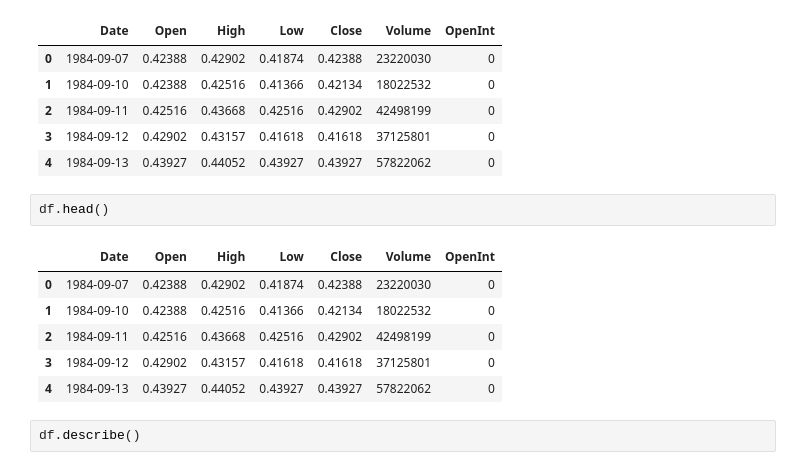
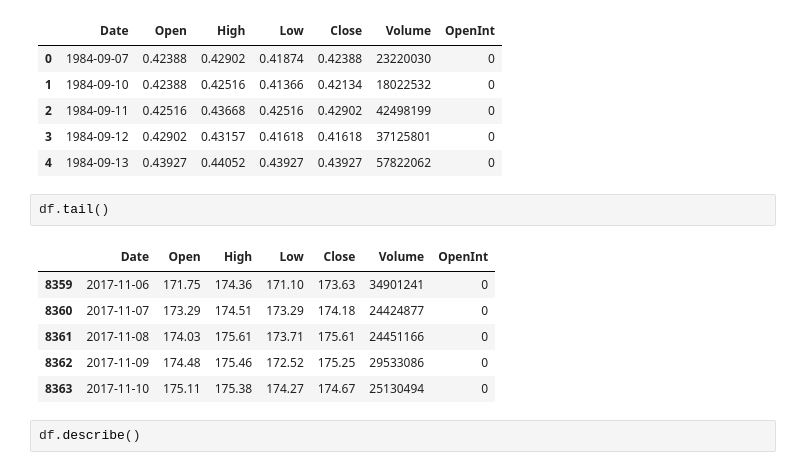
Before and after one commit to Gaurav-612/stock-price-prediction, a Jupyter notebook: stock-prediction.ipynb, the cells around one changed output. Drawn from its saved outputs; the diff is of its cells as text.

```diff
--- a/stock-prediction.ipynb
+++ b/stock-prediction.ipynb
@@ -19,14 +19,14 @@ df.head()
 | 3 | 1984-09-12 | 0.42902 | 0.43157 | 0.41618 | 0.41618 | 37125801 | 0 |
 | 4 | 1984-09-13 | 0.43927 | 0.44052 | 0.43927 | 0.43927 | 57822062 | 0 |
 # %%
-df.head()
+df.tail()
 # %% [output]
 |  | Date | Open | High | Low | Close | Volume | OpenInt |
-| 0 | 1984-09-07 | 0.42388 | 0.42902 | 0.41874 | 0.42388 | 23220030 | 0 |
-| 1 | 1984-09-10 | 0.42388 | 0.42516 | 0.41366 | 0.42134 | 18022532 | 0 |
-| 2 | 1984-09-11 | 0.42516 | 0.43668 | 0.42516 | 0.42902 | 42498199 | 0 |
-| 3 | 1984-09-12 | 0.42902 | 0.43157 | 0.41618 | 0.41618 | 37125801 | 0 |
-| 4 | 1984-09-13 | 0.43927 | 0.44052 | 0.43927 | 0.43927 | 57822062 | 0 |
+| 8359 | 2017-11-06 | 171.75 | 174.36 | 171.10 | 173.63 | 34901241 | 0 |
+| 8360 | 2017-11-07 | 173.29 | 174.51 | 173.29 | 174.18 | 24424877 | 0 |
+| 8361 | 2017-11-08 | 174.03 | 175.61 | 173.71 | 175.61 | 24451166 | 0 |
+| 8362 | 2017-11-09 | 174.48 | 175.46 | 172.52 | 175.25 | 29533086 | 0 |
+| 8363 | 2017-11-10 | 175.11 | 175.38 | 174.27 | 174.67 | 25130494 | 0 |
 # %%
 df.describe()
 # %% [output]
```
